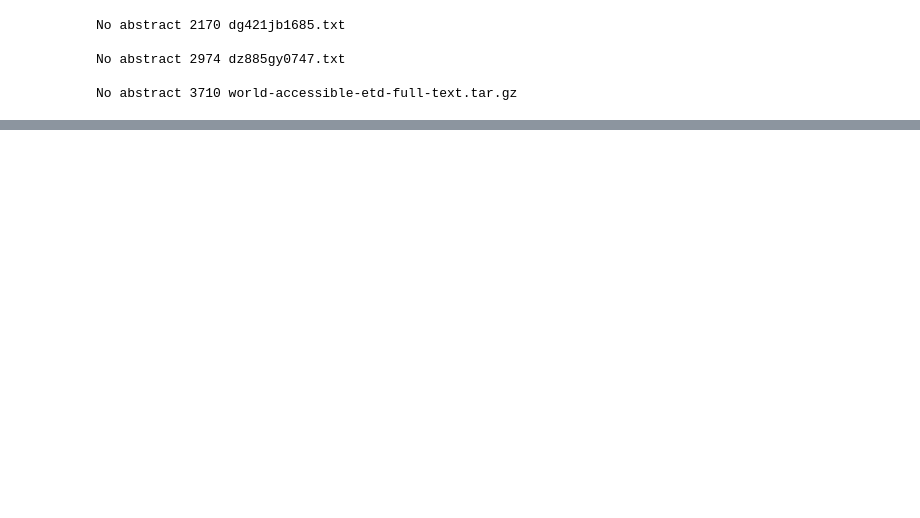
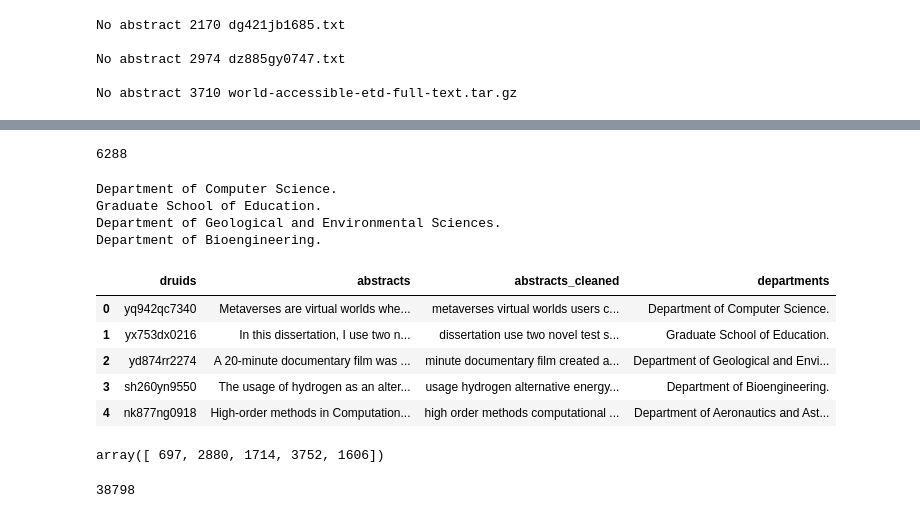
Before and after one commit to sul-dlss-labs/ai-etd, a Jupyter notebook: 05_data_prep.ipynb, the cells around one changed output, grey strips where cells are left out. Cells and saved outputs as stored; diff of their text form; code cells hidden in the pictures; blank space fills up the shorter version.

```diff
--- a/05_data_prep.ipynb
+++ b/05_data_prep.ipynb
@@ -96,0 +124,17 @@ No abstract 3710 world-accessible-etd-full-text.tar.gz
+# %%
+import datetime
+druid_departments = {}
+start = datetime.datetime.utcnow()
+print(start)
+for i,etd in enumerate(etd_paths):
+    if etd.is_dir():
+        continue
+    druid = etd.name[:-4]
+    departments = get_department(druid)
+    druid_departments[druid] = departments
+    if not i%25:
+        print(".", end="")
+    if not i%250:
+        print(f"{i}", end="")
+end = datetime.datetime.utcnow()
+print(f"Finished at {end} total time {(end-start).seconds / 60.} minutes")
@@ -96,0 +159,29 @@ No abstract 3710 world-accessible-etd-full-text.tar.gz
+# %%
+len(druid_departments)
+# %% [output]
+6288
+# %%
+for row in list(druid_departments.keys())[0:4]:
+    print(druid_departments[row])
+# %% [output]
+Department of Computer Science.
+Graduate School of Education.
+Department of Geological and Environmental Sciences.
+Department of Bioengineering.
+# %%
+import pandas as pd
+abstract_df = pd.read_pickle("./data/abstracts.pkl")
+# %%
+def add_department(druid: str) -> str:
+    return druid_departments.get(druid)
+
+abstract_df['departments'] = abstract_df.druids.apply(add_department)
+# %%
+abstract_df.head()
+# %% [output]
+|  | druids | abstracts | abstracts_cleaned | departments |
+| 0 | yq942qc7340 | Metaverses are virtual worlds whe... | metaverses virtual worlds users c... | Department of Computer Science. |
+| 1 | yx753dx0216 | In this dissertation, I use two n... | dissertation use two novel test s... | Graduate School of Education. |
+| 2 | yd874rr2274 | A 20-minute documentary film was ... | minute documentary film created a... | Department of Geological and Envi... |
+| 3 | sh260yn9550 | The usage of hydrogen as an alter... | usage hydrogen alternative energy... | Department of Bioengineering. |
+| 4 | nk877ng0918 | High-order methods in Computation... | high order methods computational ... | Department of Aeronautics and Ast... |
@@ -96,0 +194,8 @@ No abstract 3710 world-accessible-etd-full-text.tar.gz
+# %%
+etd_encoded[0:5]
+# %% [output]
+array([ 697, 2880, 1714, 3752, 1606])
+# %%
+len(etd_encoded)
+# %% [output]
+38798
```
Also changed, not shown: parts of 7 cells of this notebook, 8 other files.
